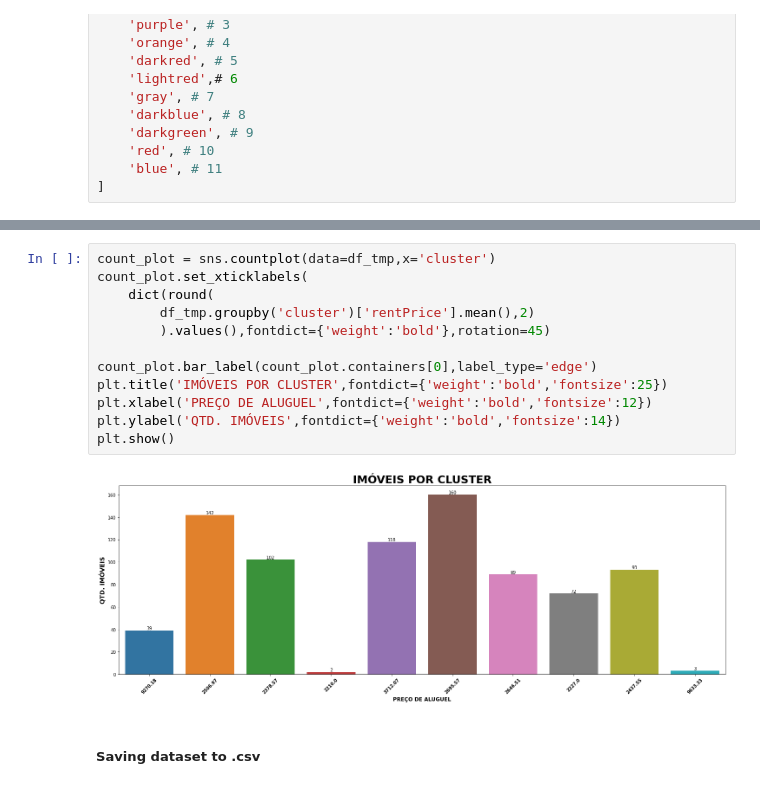
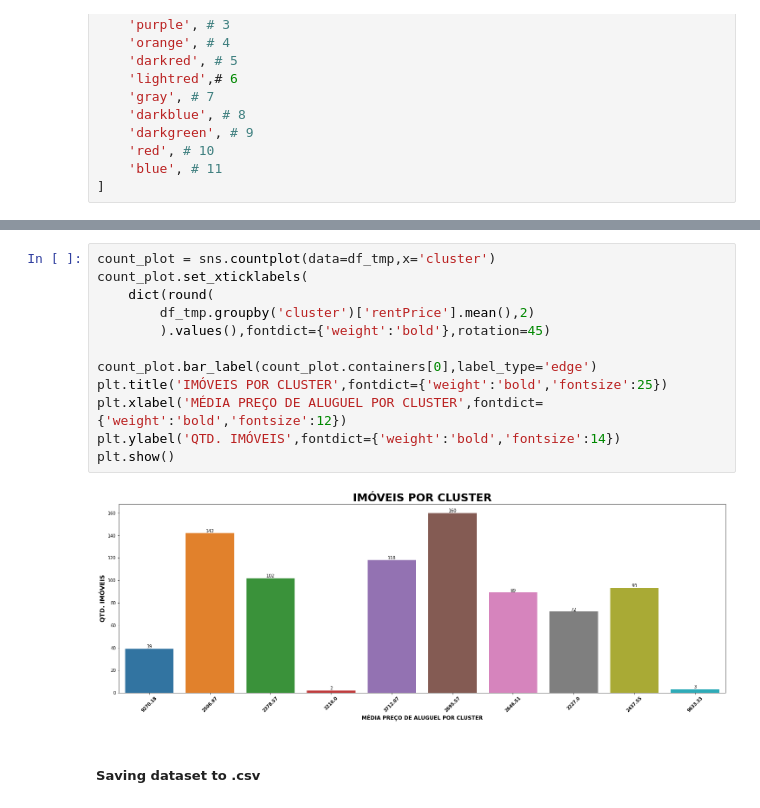
Before and after one commit to NophaieViscente/quintoAndar, a Jupyter notebook: code/clustering_data.ipynb, the cells around one changed output, grey strips where cells are left out. Cells and saved outputs as stored; diff of their text form.

Commit message:
Uploading clustering files

```diff
--- a/code/clustering_data.ipynb
+++ b/code/clustering_data.ipynb
@@ -224,17 +224,17 @@ map_
 # %%
 count_plot = sns.countplot(data=df_tmp,x='cluster')
 count_plot.set_xticklabels(
     dict(round(
         df_tmp.groupby('cluster')['rentPrice'].mean(),2)
         ).values(),fontdict={'weight':'bold'},rotation=45)
 
 count_plot.bar_label(count_plot.containers[0],label_type='edge')
 plt.title('IMÓVEIS POR CLUSTER',fontdict={'weight':'bold','fontsize':25})
-plt.xlabel('PREÇO DE ALUGUEL',fontdict={'weight':'bold','fontsize':12})
+plt.xlabel('MÉDIA PREÇO DE ALUGUEL POR CLUSTER',fontdict={'weight':'bold','fontsize':12})
 plt.ylabel('QTD. IMÓVEIS',fontdict={'weight':'bold','fontsize':14})
 plt.show()
 # %% [output]
-[figure, old version]
+[figure, new version]
 # %% [markdown]
 ##### Saving dataset to .csv
 # %%
```
